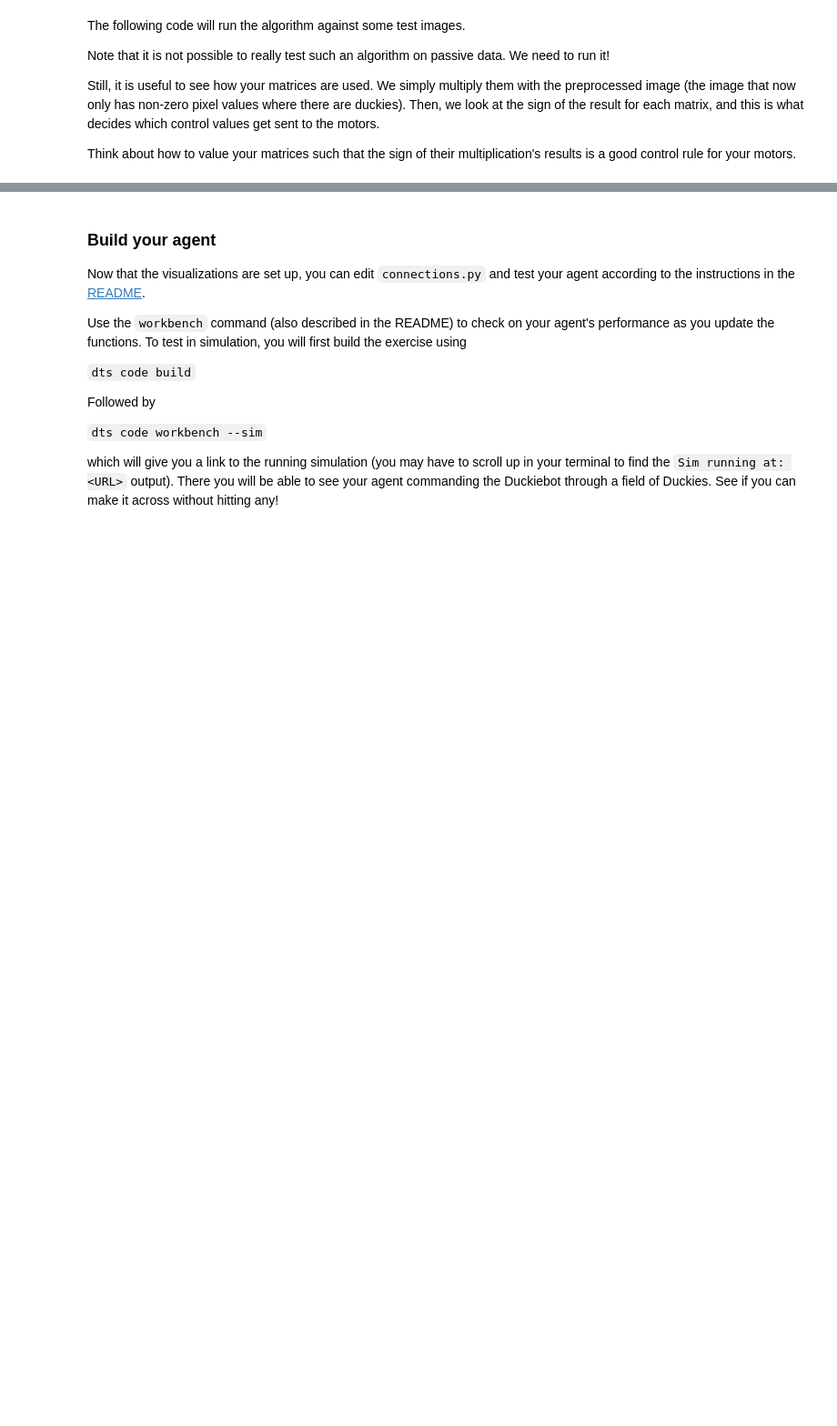
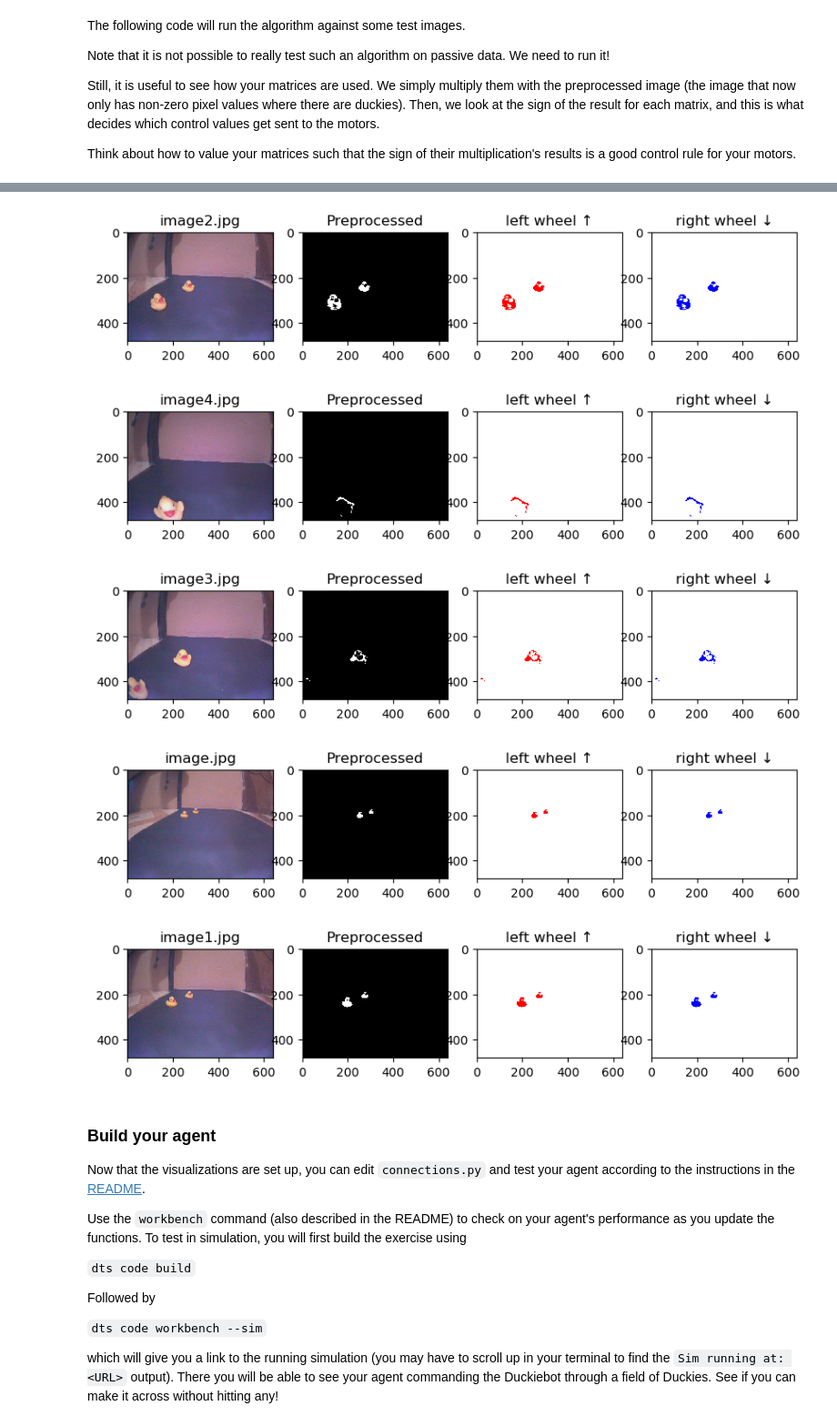
Before and after one commit to stevenijm777/duckietown-lx, a Jupyter notebook: braitenberg/notebooks/03-Braitenberg/braitenberg03.ipynb, the cells around one changed output, grey strips where cells are left out. Shown at 91% size. Drawn from its saved outputs; the diff is of its cells as text; code cells hidden in the pictures; blank space fills up the shorter version.

```diff
--- a/braitenberg/notebooks/03-Braitenberg/braitenberg03.ipynb
+++ b/braitenberg/notebooks/03-Braitenberg/braitenberg03.ipynb
@@ -126,3 +126,38 @@ for a in images:
+# %%
+from matplotlib import pylab
+import glob, os
+
+from braitenberg_agent.agent import preprocess
+
+dirname = '../../assets/samples/home-duckies'
+images = glob.glob(f'{dirname}/*.jpg')
+
+for a in images:
+    im = dcu.rgb_from_jpg_fn(a)
+    P = preprocess(im)
+    Lim = P * L
+    Rim = P * R
+    Lsign = np.sum(Lim)
+    Rsign = np.sum(Rim)
+    f = pylab.figure(figsize=(10,2))
+    f.add_subplot(1, 4, 1)
+    plt.imshow(im)
+    pylab.title(os.path.basename(a))
+    f.add_subplot(1, 4, 2)
+    plt.imshow(P, cmap='gray')
+    pylab.title("Preprocessed")
+    f.add_subplot(1, 4, 3)
+    plt.imshow(dcu.posneg(Lim))
+    pylab.title('left wheel ' + ('↑' if Lsign > 0 else '↓'))
+    f.add_subplot(1, 4, 4)
+    plt.imshow(dcu.posneg(Rim), cmap='bwr')
+    pylab.title('right wheel ' + ('↑' if Rsign > 0 else '↓'))
+# %% [output]
+[figure, added]
+[figure, added]
+[figure, added]
+[figure, added]
+[figure, added]
 # %% [markdown]
 ### Build your agent
 Now that the visualizations are set up, you can edit `connections.py` and test your agent according to the instructions in the [README](../../README.md).
```
Also changed, not shown: parts of 3 cells of this notebook, 16 other files.
